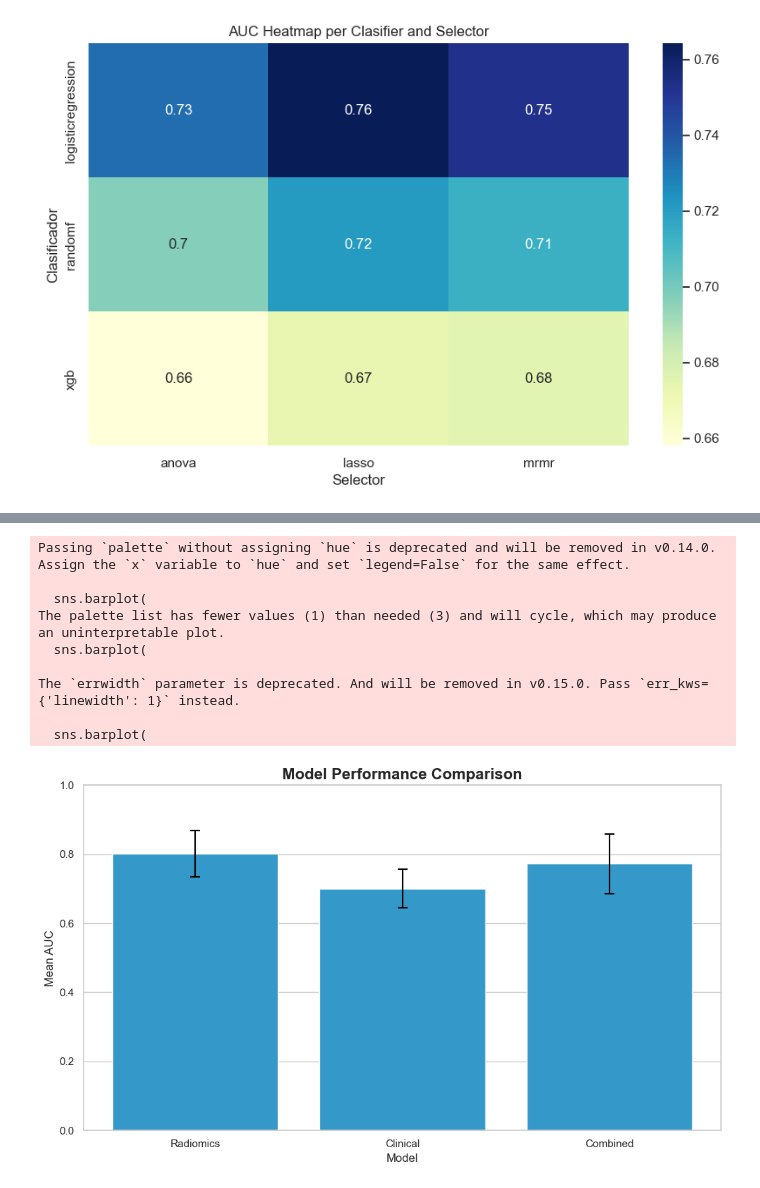
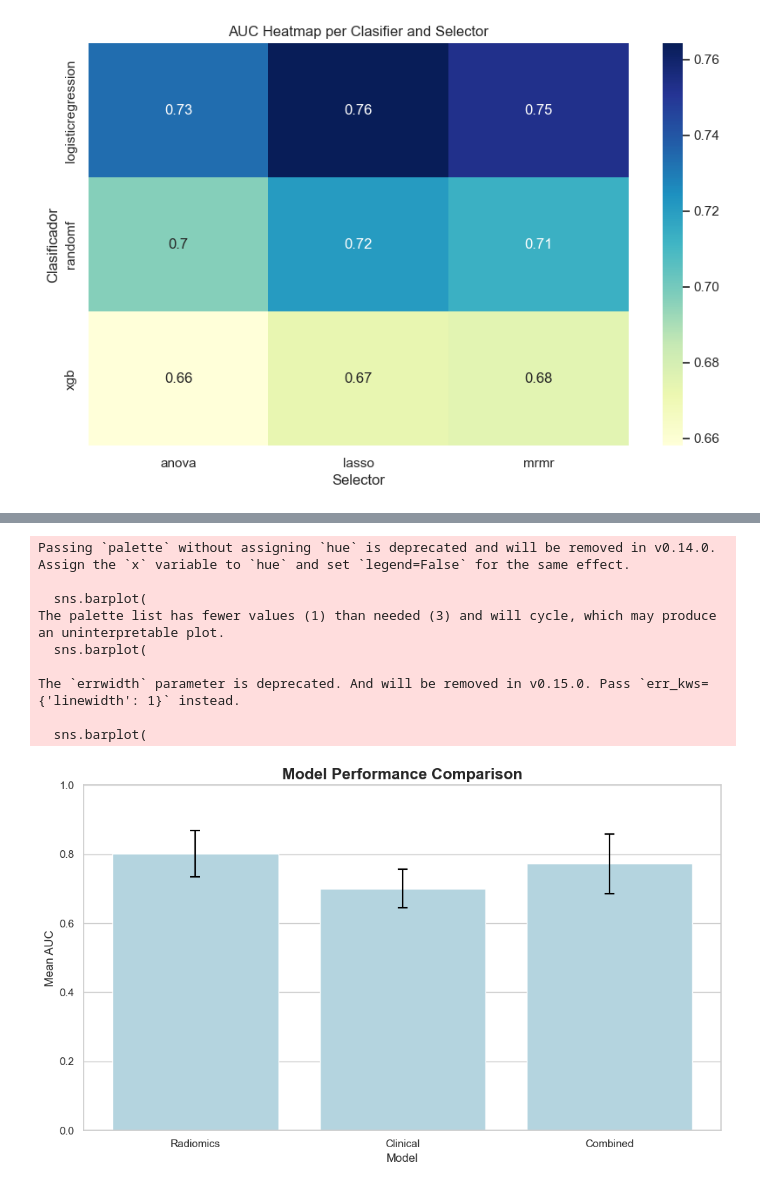
Before and after one commit to laiacoronas/predicting_immunotherapy_response, a Jupyter notebook: plot_resultsradiomics.ipynb, the cells around one changed output, grey strips where cells are left out. Saved outputs shown, nothing was run; the diff lists cells and outputs as text; code cells hidden in the pictures.

```diff
--- a/plot_resultsradiomics.ipynb
+++ b/plot_resultsradiomics.ipynb
@@ -10,7 +10,7 @@ classifiers = ["logisticregression", "randomf", "xgb"]
 selectors = ["lasso", "mrmr", "anova"]
 aggregations = ["largest", "unweighted", "weighted", "3largest"]
 
-base_path = "/Users/laiacoronassala/Desktop/predicting_immunotherapy_response/"
+base_path = "C:/Users/lclai/Desktop/predicting_immunotherapy_response"
 data_list = []
 
 # Iterate through all combinations
@@ -98,9 +98,9 @@ import matplotlib.pyplot as plt
 import seaborn as sns
 import pandas as pd
 import numpy as np
+sns.set(style="whitegrid")
 
-
-palette_vibrant = sns.color_palette("pastel", len(df['selector'].unique()))
+palette_vibrant = sns.color_palette("Blues", len(df['selector'].unique()))
 
 g = sns.FacetGrid(df, col="aggregation", col_wrap=2, height=5, aspect=1.5, sharey=True)
 g.map(sns.pointplot, "classifier", "average_auc", "selector",
@@ -120,12 +120,12 @@ for ax, agg in zip(g.axes.flatten(), df['aggregation'].unique()):
                     yerr=subset_selector['std_dev_auc'], fmt='none',
                     capsize=5, color=color)
 
-g.set_axis_labels("Classifier", "Average AUC")
-g.set_titles("Aggregation: {col_name}")
+g.set_axis_labels("Classifier", "Average AUC", fontsize=14)
+g.set_titles("Aggregation: {col_name}", fontsize=20)
 plt.subplots_adjust(top=0.92)
 g.fig.suptitle("Mean AUC with Standard Deviation from Nested Cross-Validation Experiments",
-               fontsize=16, fontweight='bold')
-g.add_legend(title="Selector",loc = 1)
+               fontsize=20, fontweight='bold')
+g.add_legend( title = 'Selector',loc = 1, fontsize=14)
 plt.tight_layout()
 plt.show()
 # %% [output]
@@ -168,22 +204,30 @@ plt.show()
 #logistic and lasso are in general always better independently from the aggregation method used
 import matplotlib.pyplot as plt
 import seaborn as sns
+import seaborn as sns
+import matplotlib.pyplot as plt
 
+# Define la paleta de colores de azules
+blue_palette = sns.color_palette("Blues")
+
+# Crea el gráfico de barras con la paleta de colores de azules
 plt.figure(figsize=(10, 6))
-sns.barplot(x='classifier', y='average_auc', hue='selector', data=df, capsize=.2, errwidth=0)
+sns.barplot(x='classifier', y='average_auc', hue='selector', data=df, capsize=.2, errwidth=0, palette=blue_palette)
 
+# Calcula la media de la desviación estándar de AUC por clasificador y selector
 mean_std_dev = df.groupby(['classifier', 'selector'])['std_dev_auc'].mean().reset_index()
 
+# Añade barras de error
 for i, classifier in enumerate(df['classifier'].unique()):
     for j, selector in enumerate(df['selector'].unique()):
         std_err = mean_std_dev[(mean_std_dev['classifier'] == classifier) & (mean_std_dev['selector'] == selector)]['std_dev_auc']
-        plt.errorbar(i + j * 0.3-0.29,
+        plt.errorbar(i + j * 0.26 - 0.26,
                      df[(df['classifier'] == classifier) & (df['selector'] == selector)]['average_auc'].mean(),
                      yerr=std_err, fmt='none', color='black', capsize=5)
 
-plt.title('Gráfico de Barras de AUC por Clasificador y Selector con Error')
-plt.ylabel('AUC Promedio')
-plt.xlabel('Clasificador')
+plt.title("Mean AUC per Clasifier and Feature Selector", fontsize=16, fontweight='bold')
+plt.ylabel('Mean AUC')
+plt.xlabel('Clasifier')
 plt.legend(title='Selector')
 plt.show()
 # %% [output]
@@ -233,7 +277,7 @@ fig, axes = plt.subplots(2, 2, figsize=(15, 15), sharey=True)  # 3x2 subplot gri
 axes = axes.ravel()  # Flatten the array of axes for easy iteration
 
 # Custom colors for each feature selector
-selector_colors = ["#a200ff", "#1ba1e2", "#f09609"]
+selector_colors = sns.color_palette("Blues")
 
 # Loop over each aggregator and create a subplot
 for i, agg in enumerate(aggregations):
@@ -318,9 +362,9 @@ import matplotlib.pyplot as plt
 
 # Cargando los datos de los archivos JSON proporcionados
 file_paths = [
-    "/Users/laiacoronassala/Desktop/predicting_immunotherapy_response/results3largest/lasso_logisticregression.json",
-    "/Users/laiacoronassala/Desktop/predicting_immunotherapy_response/clinicalonly.json",
-    "/Users/laiacoronassala/Desktop/predicting_immunotherapy_response/combinedmodel.json"
+    "C:/Users/lclai/Desktop/predicting_immunotherapy_response/results3largest/lasso_logisticregression.json",
+    "C:/Users/lclai/Desktop/predicting_immunotherapy_response/clinicalonly.json",
+    "C:/Users/lclai/Desktop/predicting_immunotherapy_response/combinedmodel.json"
 ]
 
 # Función para cargar datos de un archivo JSON
@@ -344,7 +388,7 @@ df = pd.DataFrame({
 fig, ax = plt.subplots(figsize=(10, 6))
 
 # Custom color for the bars
-bar_color = "#1ba1e2"
+bar_color = (0.678, 0.847, 0.902)
 
 # Create the barplot
 sns.barplot(
@@ -363,31 +407,31 @@ ax.set_title('Model Performance Comparison', fontsize=16, fontweight='bold')
 ax.set_ylabel('Mean AUC')
 ax.set_ylim(0, 1)  # Assuming AUC cannot exceed 1
 
 # Manually add error bars
 for j, bar in enumerate(ax.patches):
     # Calculate the error for the current bar
     error = df.iloc[j]['Std Dev']
     # Place the error bars on the bars
     ax.errorbar(x=bar.get_x() + bar.get_width() / 2,
                 y=bar.get_height(),
                 yerr=error,
                 ecolor='black',
                 capsize=5,
                 elinewidth=1.5,
                 capthick=1.5)
 
 plt.tight_layout()  # Tight layout to ensure no overlap
 
 # Show the plot
 plt.show()
 # %% [output]
 Passing `palette` without assigning `hue` is deprecated and will be removed in v0.14.0. Assign the `x` variable to `hue` and set `legend=False` for the same effect.
 
   sns.barplot(
 The palette list has fewer values (1) than needed (3) and will cycle, which may produce an uninterpretable plot.
   sns.barplot(
 
 The `errwidth` parameter is deprecated. And will be removed in v0.15.0. Pass `err_kws={'linewidth': 1}` instead.
 
   sns.barplot(
-[figure, old version]
+[figure, new version]
```
Also changed, not shown: parts of 8 cells of this notebook, 1 other file.
